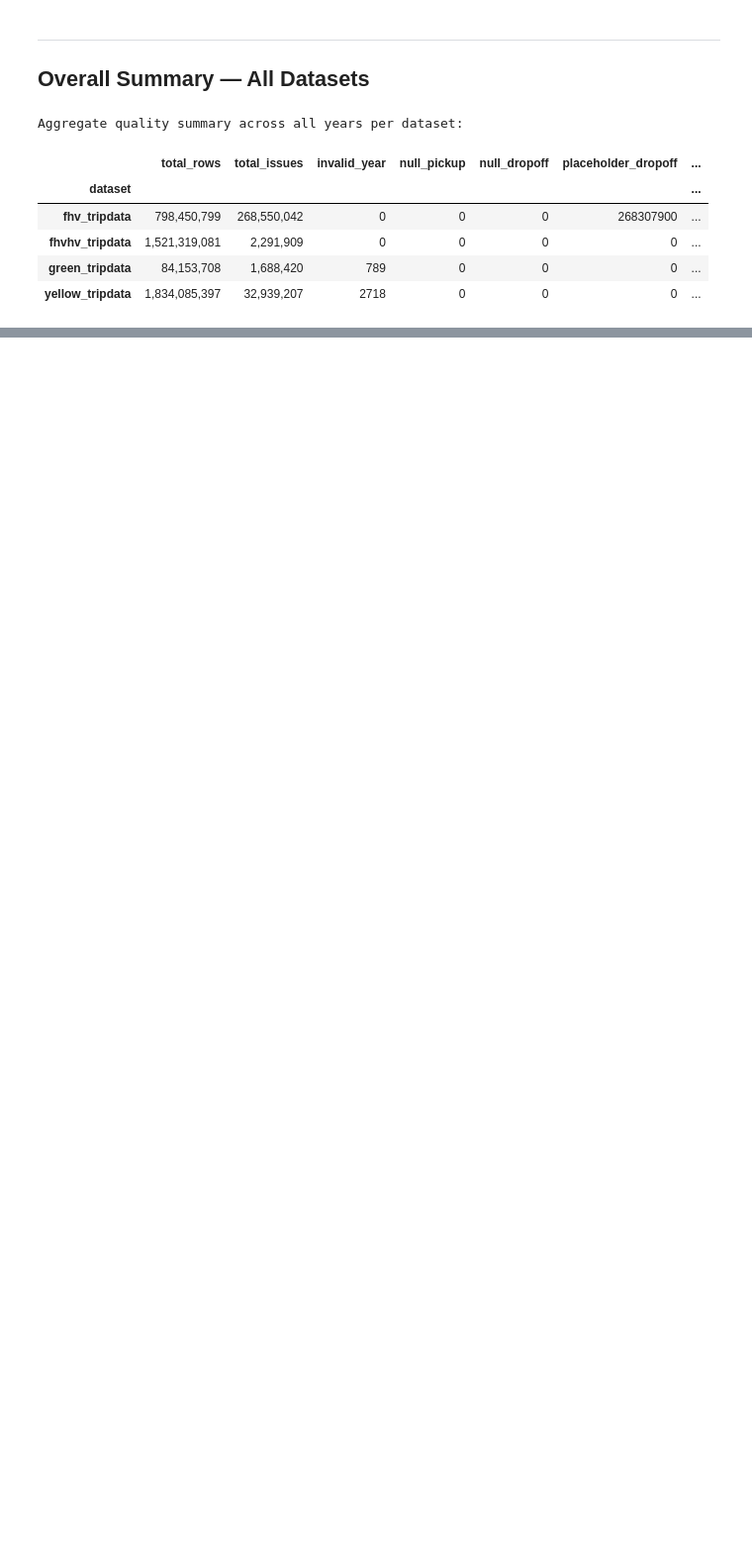
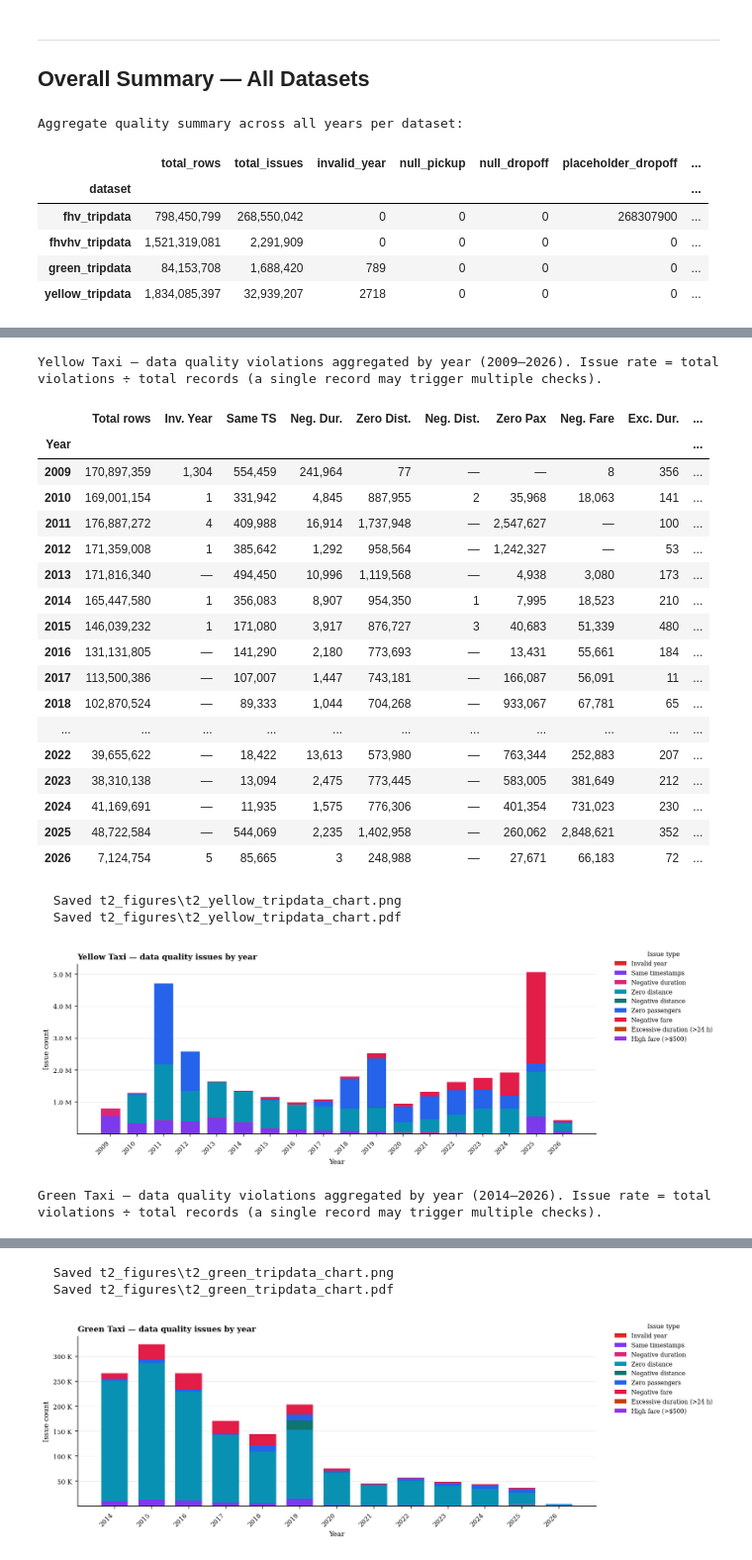
Before and after one commit to saramilovanova/big-data-project, a Jupyter notebook: notebooks/T2.ipynb, the cells around one changed output, grey strips where cells are left out. Shown at 99% size. Drawn from its saved outputs; the diff is of its cells as text; code cells hidden in the pictures; blank space fills up the shorter version.

Commit message:
Polish notebooks

```diff
--- a/notebooks/T2.ipynb
+++ b/notebooks/T2.ipynb
@@ -8,7 +8,13 @@ import matplotlib.pyplot as plt
 import matplotlib.ticker as mticker
 import numpy as np
 
-RESULTS_FILE = "./t2_quality_results.json"
+from pathlib import Path
+import sys
+
+PROJECT_ROOT = Path.cwd().parent  # notebook is in notebooks/
+sys.path.insert(0, str(PROJECT_ROOT))
+
+RESULTS_FILE = Path(PROJECT_ROOT) / "results" / "t2_quality_results.json"
 
 with open(RESULTS_FILE) as f:
     data = json.load(f)
@@ -417,0 +253,46 @@ plt.show()
+# %%
+from src.t2_quality_plots import (
+    load_data,
+    plot_quality_chart,
+    make_quality_table,
+    render_table_figure,
+    DS_CONFIG,
+    export_latex_table,
+    plot_overview_grid,
+)
+from IPython.display import display
+
+df = load_data(RESULTS_FILE)
+
+for ds in DS_CONFIG:
+    display(make_quality_table(df, ds))
+    plot_quality_chart(df, ds)
+
+# optional extras
+render_table_figure(df, "yellow_tripdata")   # saves PNG + PDF
+export_latex_table(df, "yellow_tripdata")    # saves .tex
+plot_overview_grid(df)                       # 2×2 summary
+# %% [output]
+Yellow Taxi — data quality violations aggregated by year (2009–2026). Issue rate = total violations ÷ total records (a single record may trigger multiple checks).
+|  | Total rows | Inv. Year | Same TS | Neg. Dur. | Zero Dist. | Neg. Dist. | Zero Pax | Neg. Fare | Exc. Dur. | ... |
+| Year |  |  |  |  |  |  |  |  |  | ... |
+| 2009 | 170,897,359 | 1,304 | 554,459 | 241,964 | 77 | — | — | 8 | 356 | ... |
+| 2010 | 169,001,154 | 1 | 331,942 | 4,845 | 887,955 | 2 | 35,968 | 18,063 | 141 | ... |
+| 2011 | 176,887,272 | 4 | 409,988 | 16,914 | 1,737,948 | — | 2,547,627 | — | 100 | ... |
+| 2012 | 171,359,008 | 1 | 385,642 | 1,292 | 958,564 | — | 1,242,327 | — | 53 | ... |
+| 2013 | 171,816,340 | — | 494,450 | 10,996 | 1,119,568 | — | 4,938 | 3,080 | 173 | ... |
+| 2014 | 165,447,580 | 1 | 356,083 | 8,907 | 954,350 | 1 | 7,995 | 18,523 | 210 | ... |
+| 2015 | 146,039,232 | 1 | 171,080 | 3,917 | 876,727 | 3 | 40,683 | 51,339 | 480 | ... |
+| 2016 | 131,131,805 | — | 141,290 | 2,180 | 773,693 | — | 13,431 | 55,661 | 184 | ... |
+| 2017 | 113,500,386 | — | 107,007 | 1,447 | 743,181 | — | 166,087 | 56,091 | 11 | ... |
+| 2018 | 102,870,524 | — | 89,333 | 1,044 | 704,268 | — | 933,067 | 67,781 | 65 | ... |
+| ... | ... | ... | ... | ... | ... | ... | ... | ... | ... | ... |
+| 2022 | 39,655,622 | — | 18,422 | 13,613 | 573,980 | — | 763,344 | 252,883 | 207 | ... |
+| 2023 | 38,310,138 | — | 13,094 | 2,475 | 773,445 | — | 583,005 | 381,649 | 212 | ... |
+| 2024 | 41,169,691 | — | 11,935 | 1,575 | 776,306 | — | 401,354 | 731,023 | 230 | ... |
+| 2025 | 48,722,584 | — | 544,069 | 2,235 | 1,402,958 | — | 260,062 | 2,848,621 | 352 | ... |
+| 2026 | 7,124,754 | 5 | 85,665 | 3 | 248,988 | — | 27,671 | 66,183 | 72 | ... |
+  Saved t2_figures\t2_yellow_tripdata_chart.png
+  Saved t2_figures\t2_yellow_tripdata_chart.pdf
+[figure, added]
+Green Taxi — data quality violations aggregated by year (2014–2026). Issue rate = total violations ÷ total records (a single record may trigger multiple checks).
@@ -417,0 +314,3 @@ plt.show()
+  Saved t2_figures\t2_green_tripdata_chart.png
+  Saved t2_figures\t2_green_tripdata_chart.pdf
+[figure, added]
```
Also changed, not shown: parts of 8 cells of this notebook, 55 other files.
